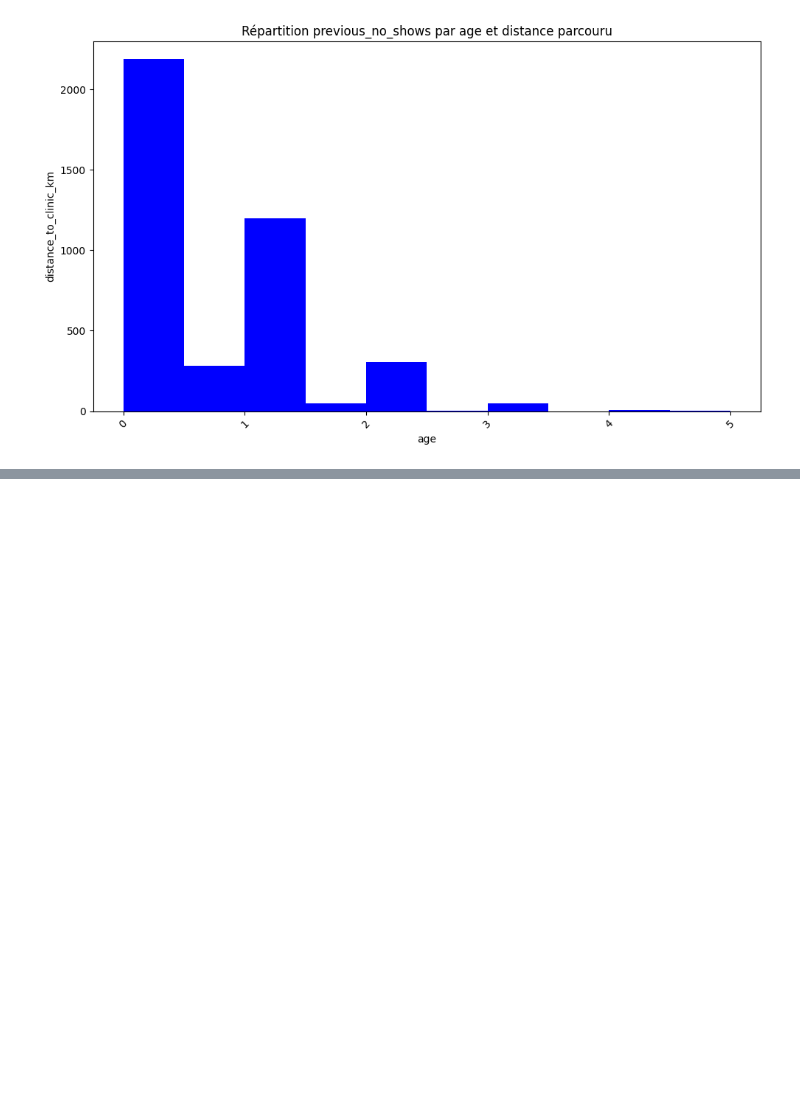
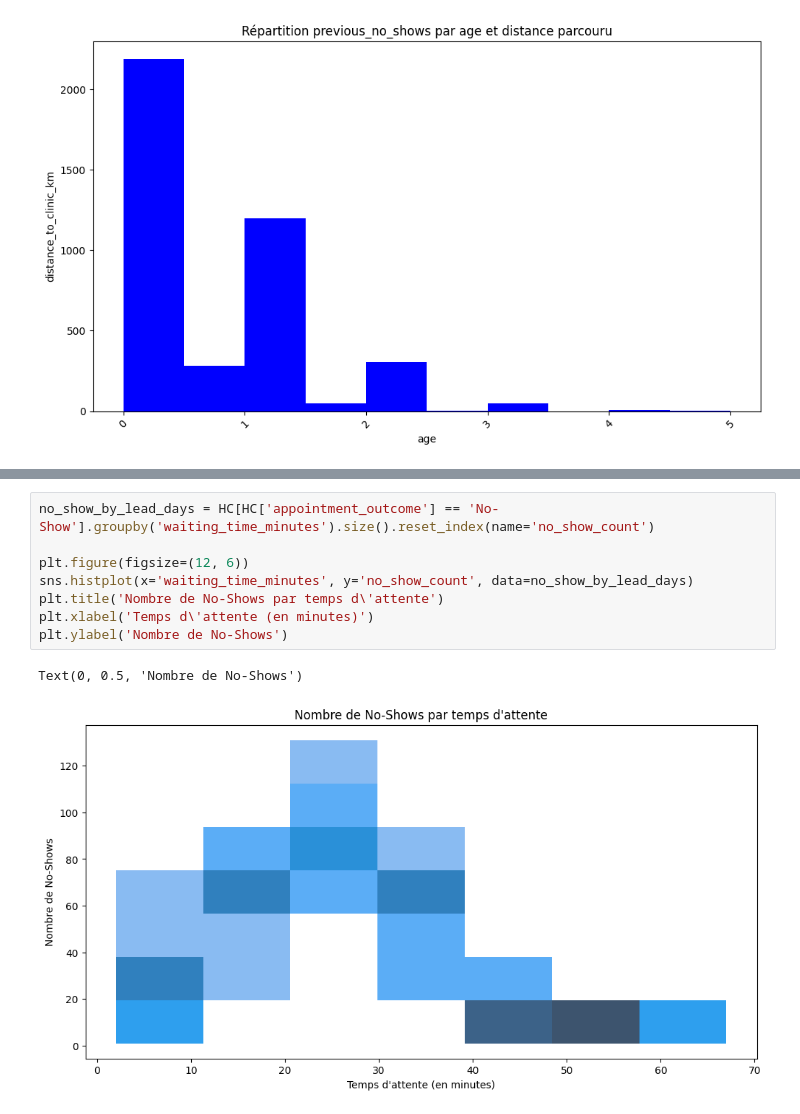
Before and after one commit to Bakana1171/daset, a Jupyter notebook: HealthConnect.ipynb, the cells around one changed output, grey strips where cells are left out. Saved outputs shown, nothing was run; the diff lists cells and outputs as text; blank space fills up the shorter version.

```diff
--- a/HealthConnect.ipynb
+++ b/HealthConnect.ipynb
@@ -291,0 +368,11 @@ plt.show()
+# %%
+no_show_by_lead_days = HC[HC['appointment_outcome'] == 'No-Show'].groupby('waiting_time_minutes').size().reset_index(name='no_show_count')
+
+plt.figure(figsize=(12, 6))
+sns.histplot(x='waiting_time_minutes', y='no_show_count', data=no_show_by_lead_days)
+plt.title('Nombre de No-Shows par temps d\'attente')
+plt.xlabel('Temps d\'attente (en minutes)')
+plt.ylabel('Nombre de No-Shows')
+# %% [output]
+Text(0, 0.5, 'Nombre de No-Shows')
+[figure, added]
```
Also changed, not shown: parts of 11 cells of this notebook.
